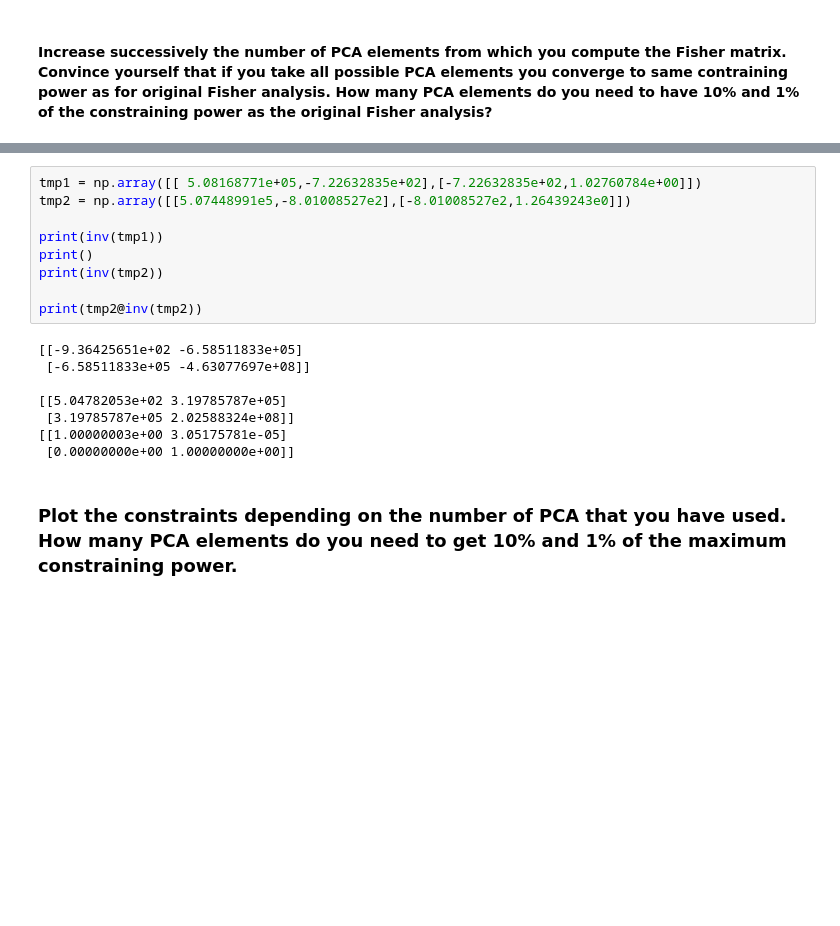
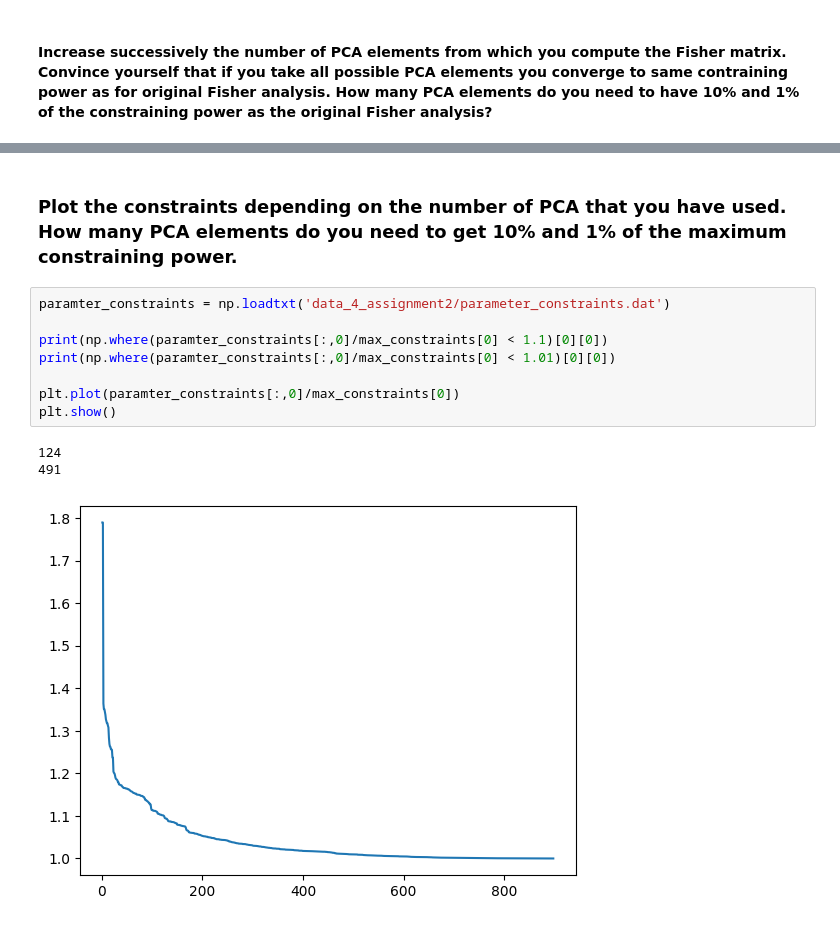
Before and after one commit to Rashaad-Reid/UWAstroStats, a Jupyter notebook: projects/2ptstat-analysis/assignments/assignment2.ipynb, the cells around one changed output, grey strips where cells are left out. Saved outputs shown, nothing was run; the diff lists cells and outputs as text; blank space fills up the shorter version.

```diff
--- a/projects/2ptstat-analysis/assignments/assignment2.ipynb
+++ b/projects/2ptstat-analysis/assignments/assignment2.ipynb
@@ -263,20 +254,15 @@ np.savetxt('data_4_assignment2/parameter_constraints_new.dat',paramter_constrain
-# %%
-tmp1 = np.array([[ 5.08168771e+05,-7.22632835e+02],[-7.22632835e+02,1.02760784e+00]])
-tmp2 = np.array([[5.07448991e5,-8.01008527e2],[-8.01008527e2,1.26439243e0]])
-
-print(inv(tmp1))
-print()
-print(inv(tmp2))
-
-print(tmp2@inv(tmp2))
-# %% [output]
-[[-9.36425651e+02 -6.58511833e+05]
- [-6.58511833e+05 -4.63077697e+08]]
-
-[[5.04782053e+02 3.19785787e+05]
- [3.19785787e+05 2.02588324e+08]]
-[[1.00000003e+00 3.05175781e-05]
- [0.00000000e+00 1.00000000e+00]]
 # %% [markdown]
 ### Plot the constraints depending on the number of PCA that you have used. How many PCA elements do you need to get 10% and 1% of the maximum constraining power.
+# %%
+paramter_constraints = np.loadtxt('data_4_assignment2/parameter_constraints.dat')
+
+print(np.where(paramter_constraints[:,0]/max_constraints[0] < 1.1)[0][0])
+print(np.where(paramter_constraints[:,0]/max_constraints[0] < 1.01)[0][0])
+
+plt.plot(paramter_constraints[:,0]/max_constraints[0])
+plt.show()
+# %% [output]
+124
+491
+[figure, added]
 # %%
```
Also changed, not shown: parts of 2 cells of this notebook.
